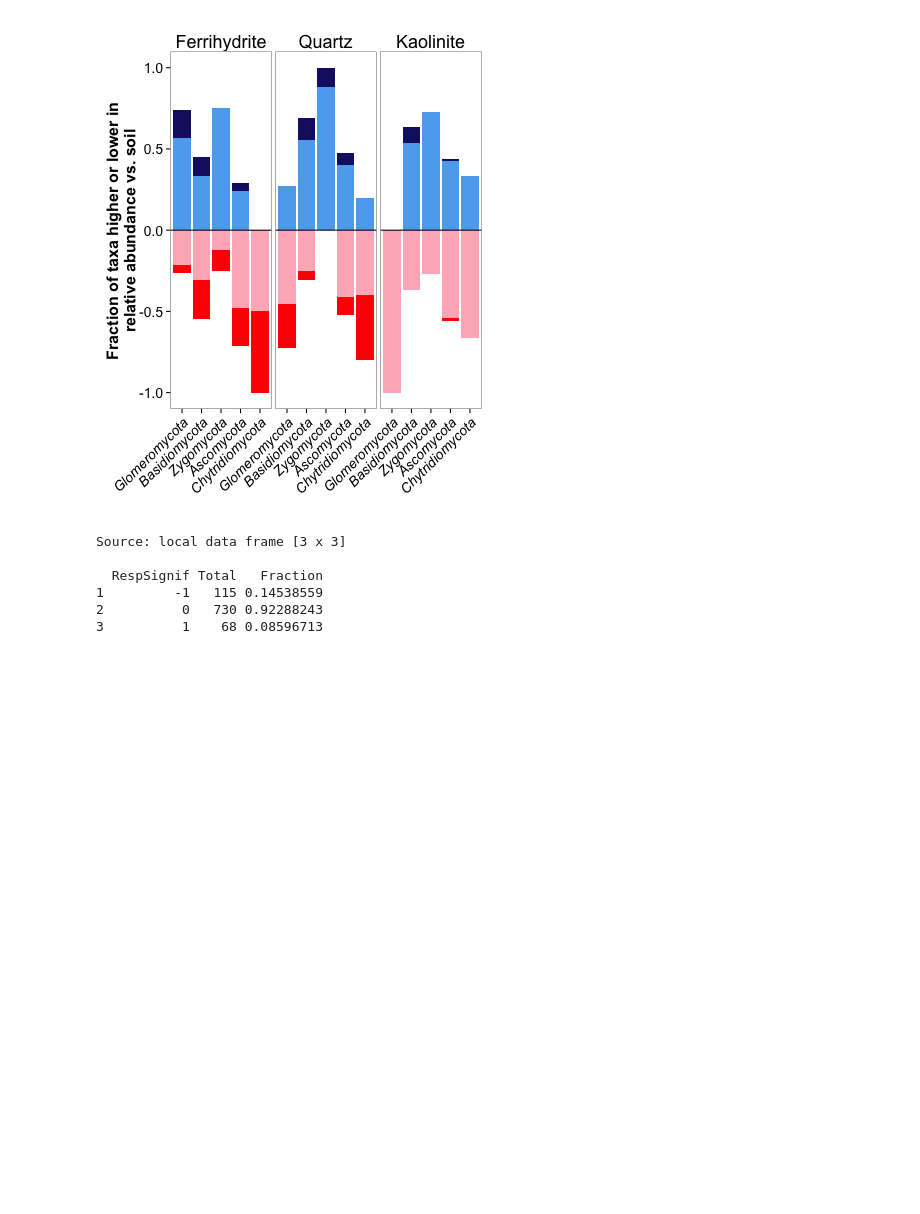
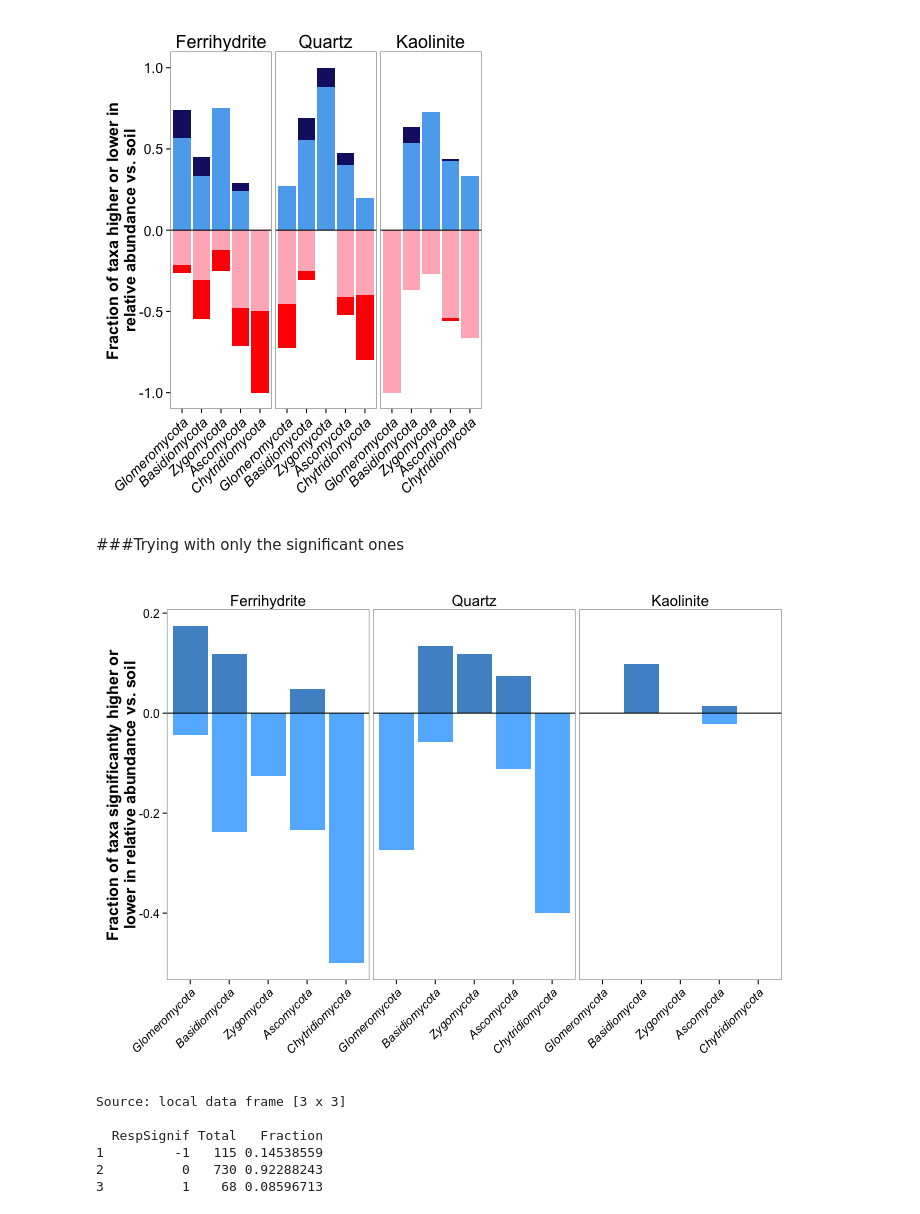
Before and after one commit to TheaWhitman/MineralITS, a Jupyter notebook: manuscript_figures/Differential_abundance_CombMonths.ipynb, the cells around one changed output. Cells and saved outputs as stored; diff of their text form; code cells hidden in the pictures; blank space fills up the shorter version.

```diff
--- a/manuscript_figures/Differential_abundance_CombMonths.ipynb
+++ b/manuscript_figures/Differential_abundance_CombMonths.ipynb
@@ -451,3 +451,72 @@ p
 # %%
 %%R
 ggsave(filename="DAITSredblueCombMonths.jpg", plot=p ,width=5, height=5)
+# %% [markdown]
+###Trying with only the significant ones
+# %%
+%%R -h 500 -w 700
+
+FDR = 0.1
+
+d = l2fc
+PhylumOrder <- c("Glomeromycota","Basidiomycota","Zygomycota","Ascomycota","Chytridiomycota")
+
+d$Trtmt = ordered(d$Trtmt, levels = c("Ferrihydrite", "Quartz", "Kaolinite", "Heavy Fraction"))
+
+d = l2fc %>%
+    filter(Phylum %in% PhylumOrder)%>%
+    group_by(Phylum,Trtmt)%>%
+    mutate(Resp = ifelse((l2FC >= 0),1,ifelse((l2FC<0),-1,0)))%>%
+    mutate(Signif = ifelse(is.na(padj)==TRUE,0,ifelse((padj >= FDR),0,1)))%>%
+    mutate(RespSignif = ifelse(Resp==-1&Signif==1,"NegSignif",
+                               ifelse(Resp==1&Signif==1,"PosSignif",
+                                      ifelse(Resp==-1&Signif==0,"NegNS",
+                                             ifelse(Resp==1&Signif==0,"PosNS","")))))%>%
+    group_by(Phylum,Trtmt,Resp,RespSignif)%>%
+    summarize(n=n())%>%
+    group_by(Phylum,Trtmt)%>%
+    mutate(Fract = Resp*n/sum(n))%>%
+    group_by(Phylum,Trtmt)%>%
+    mutate(Sum = sum(n))%>%
+    mutate(Shade = log(Sum))%>%
+    arrange(Phylum)
+
+d$Trtmt = ordered(d$Trtmt, levels = c("Ferrihydrite", "Quartz", "Kaolinite"))
+
+d.pos = subset(d,Resp>0)
+d.neg = subset(d,Resp<0)
+d.pos$Phylum <- factor(d.pos$Phylum, levels = PhylumOrder, ordered=TRUE)
+d.neg$Phylum <- factor(d.neg$Phylum, levels = PhylumOrder, ordered=TRUE)
+
+###Difference from above figure:
+d.pos = d.pos %>%
+    filter(RespSignif=="PosSignif")
+d.neg = d.neg %>%
+    filter(RespSignif=="NegSignif")
+###
+
+p = ggplot()
+#p = p + geom_bar(data=d.pos, aes(x=Phylum,y=Fract,fill=RespSignif,alpha=Shade),stat="identity", position="stack")
+#p = p + geom_bar(data=d.neg, aes(x=Phylum,y=Fract,fill=RespSignif,alpha=Shade),stat="identity", position="stack")
+p = p + geom_bar(data=d.pos, aes(x=Phylum,y=Fract,fill=RespSignif),stat="identity", position="stack")
+p = p + geom_bar(data=d.neg, aes(x=Phylum,y=Fract,fill=RespSignif),stat="identity", position="stack")
+p = p + scale_x_discrete(limits=PhylumOrder)
+p = p + facet_grid(~Trtmt)
+p = p + theme_bw()
+p = p + theme(axis.text.x = element_text(size = 12, angle=45, hjust=1, face="italic"))
+p = p + theme(axis.text.y = element_text(size = 12))
+p = p + scale_fill_manual(values=c("steelblue1","steelblue3"))
+#p = p + scale_alpha_continuous(range=c(0.3, 1),guide=F)
+p = p + ylab("Fraction of taxa significantly higher or\nlower in relative abundance vs. soil") + xlab("")
+#p = p + ylim(c(-1,1))
+p = p + theme(strip.text = element_text(size = 15),
+              axis.title.y = element_text(size = 16, face = "bold"),
+              legend.position = "none",
+              strip.background = element_blank(),
+              panel.grid.major = element_blank(),
+              panel.grid.minor = element_blank())
+p = p + geom_hline(y = 0.0, linetype=1)
+
+p
+# %% [output]
+[figure, added]
```
Also changed, not shown: parts of 2 cells of this notebook, 3 other files.
